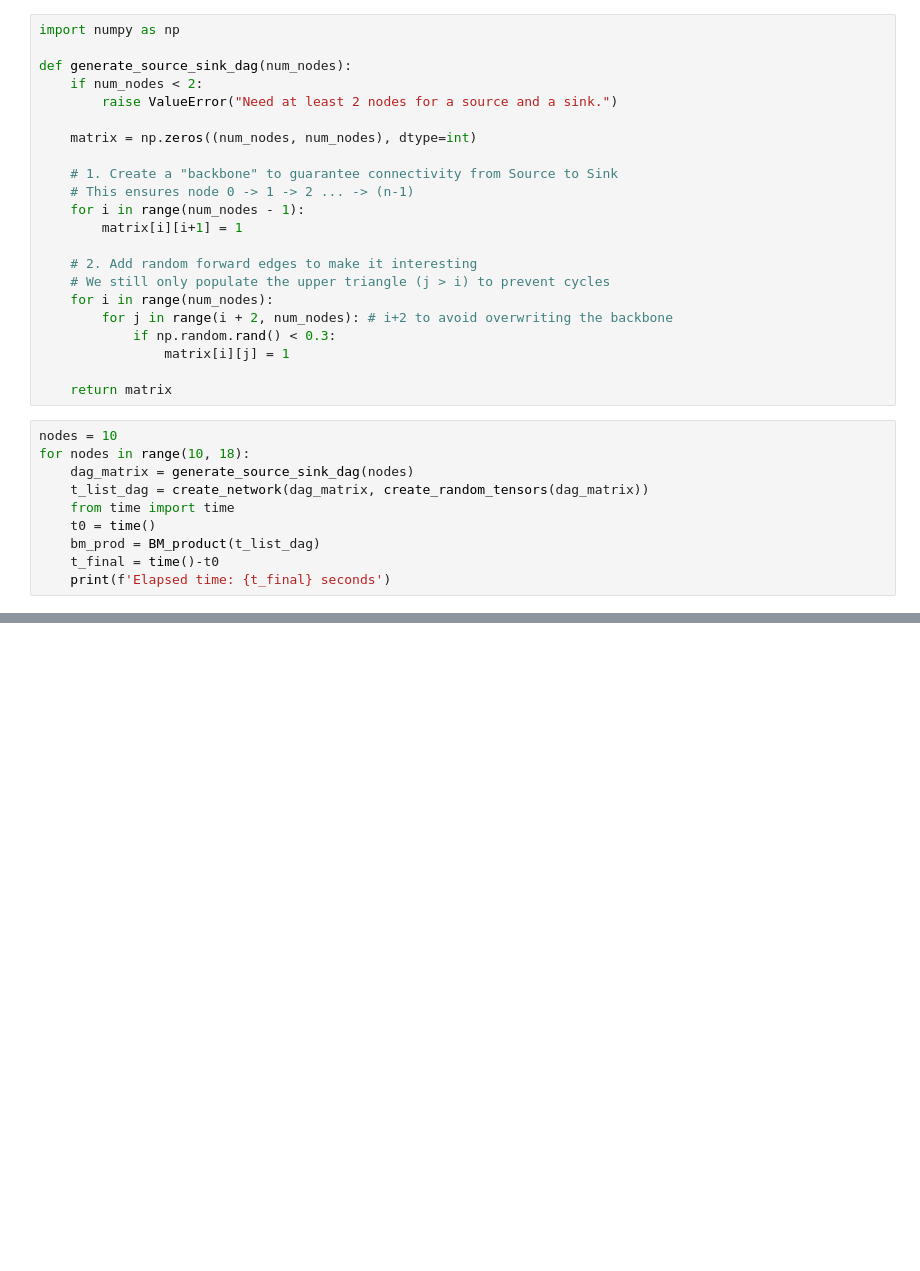
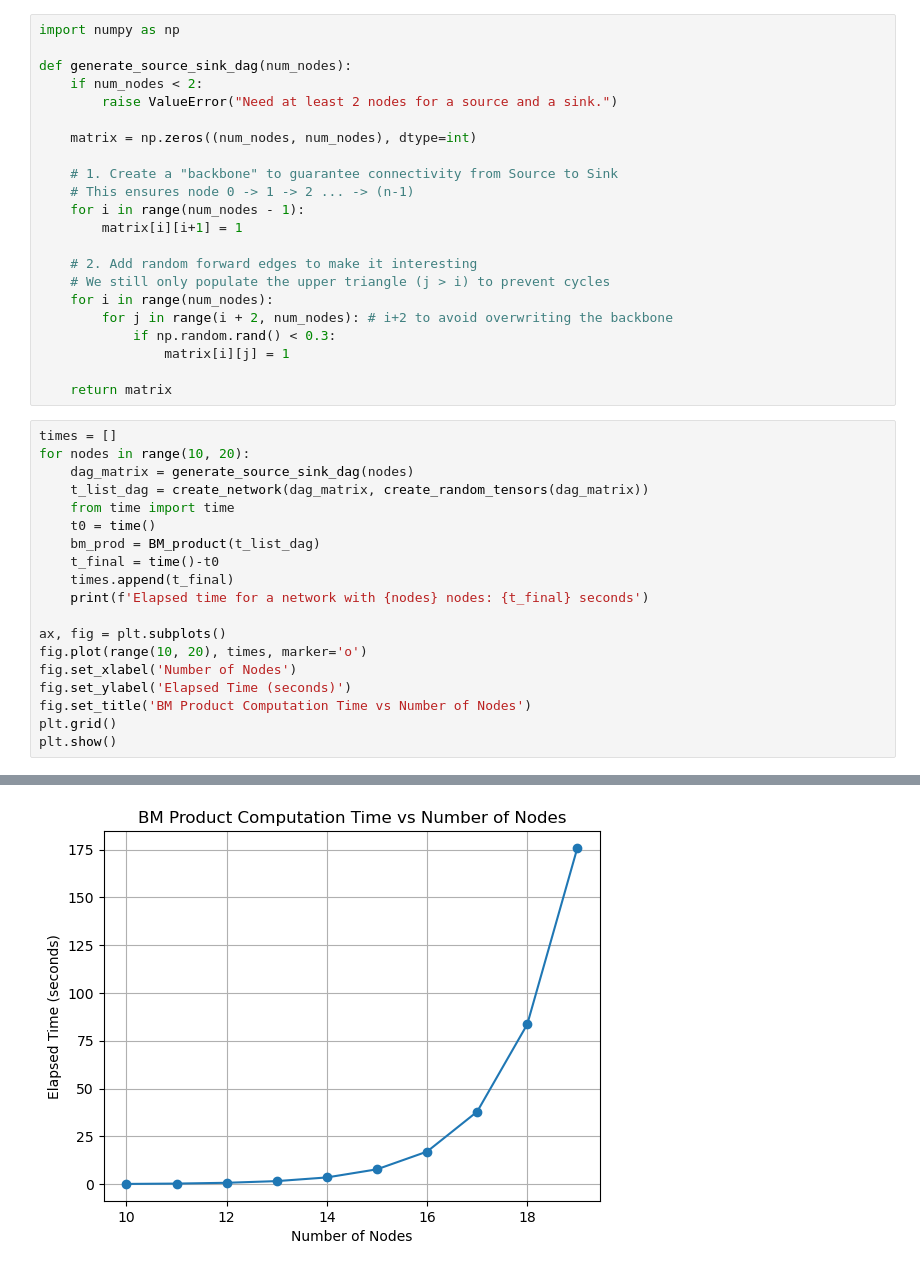
Before and after one commit to MarzialiS/BMP-Network, a Jupyter notebook: examples.ipynb, the cells around one changed output, grey strips where cells are left out. Saved outputs shown, nothing was run; the diff lists cells and outputs as text; blank space fills up the shorter version.

Commit message:
graphic

```diff
--- a/examples.ipynb
+++ b/examples.ipynb
@@ -177,13 +177,22 @@ def generate_source_sink_dag(num_nodes):
 
     return matrix
 # %%
-nodes = 10
-for nodes in range(10, 18):
+times = []
+for nodes in range(10, 20):
     dag_matrix = generate_source_sink_dag(nodes)
     t_list_dag = create_network(dag_matrix, create_random_tensors(dag_matrix))
     from time import time
     t0 = time()
     bm_prod = BM_product(t_list_dag)
     t_final = time()-t0
-    print(f'Elapsed time: {t_final} seconds')
+    times.append(t_final)
+    print(f'Elapsed time for a network with {nodes} nodes: {t_final} seconds')
+
+ax, fig = plt.subplots()
+fig.plot(range(10, 20), times, marker='o')
+fig.set_xlabel('Number of Nodes')
+fig.set_ylabel('Elapsed Time (seconds)')
+fig.set_title('BM Product Computation Time vs Number of Nodes')
+plt.grid()
+plt.show()
 # %% [output]
@@ -197,0 +209 @@ Elapsed time: 39.08828282356262 seconds
+[figure, added]
```
Also changed, not shown: parts of 3 cells of this notebook.
